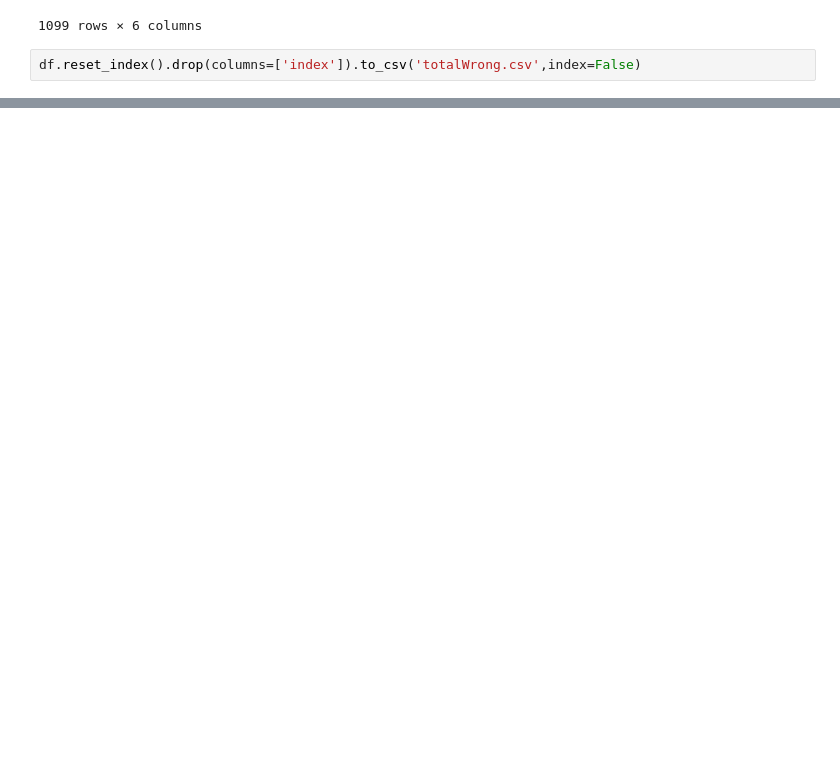
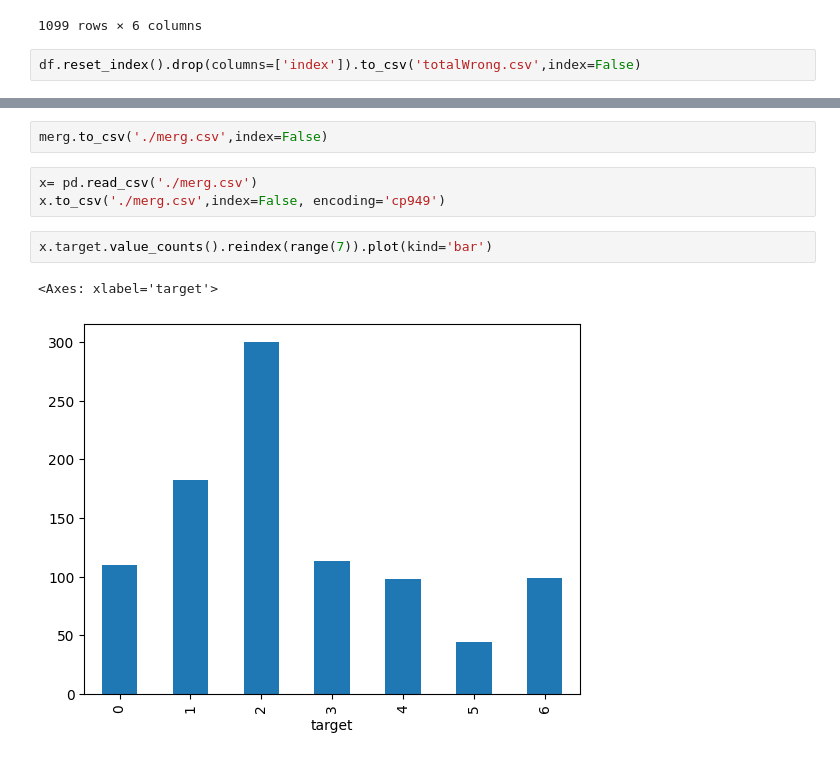
Before and after one commit to SangGank/bc_project3, a Jupyter notebook: analysis/cleaning.ipynb, the cells around one changed output, grey strips where cells are left out. Cells and saved outputs as stored; diff of their text form; blank space fills up the shorter version.

```diff
--- a/analysis/cleaning.ipynb
+++ b/analysis/cleaning.ipynb
@@ -34,0 +184,10 @@ df.reset_index().drop(columns=['index']).to_csv('totalWrong.csv',index=False)
+# %%
+merg.to_csv('./merg.csv',index=False)
+# %%
+x= pd.read_csv('./merg.csv')
+x.to_csv('./merg.csv',index=False, encoding='cp949')
+# %%
+x.target.value_counts().reindex(range(7)).plot(kind='bar')
+# %% [output]
+<Axes: xlabel='target'>
+[figure, added]
```
Also changed, not shown: parts of 23 cells of this notebook, 3 other files.
